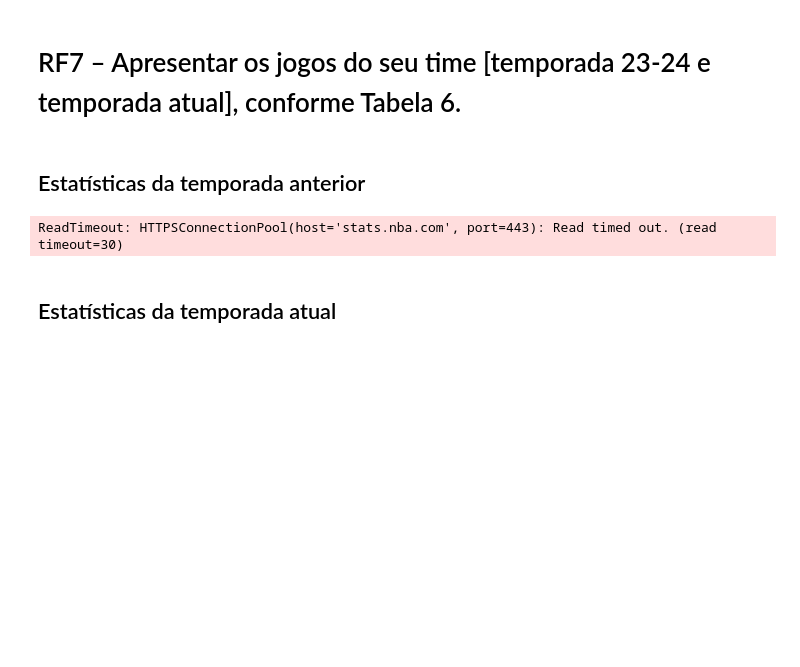
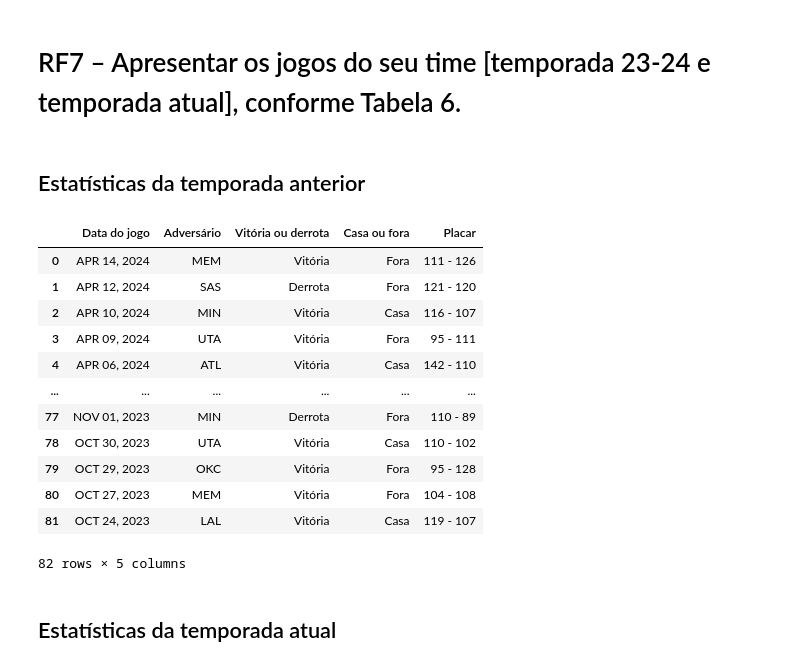
Before and after one commit to luiz-davi-m/ciencia-de-dados-nba, a Jupyter notebook: Parte 1/RF7.ipynb, the cells around one changed output. Drawn from its saved outputs; the diff is of its cells as text; code cells hidden in the pictures; blank space fills up the shorter version.

```diff
--- a/Parte 1/RF7.ipynb
+++ b/Parte 1/RF7.ipynb
@@ -52,9 +47,24 @@ def obter_jogos_do_time_na_temporada(nome_do_time, periodo):
 # %% [markdown]
 ## Estatísticas da temporada anterior
-# %%
-estatisticas_passadas = obter_jogos_do_time_na_temporada(nome_do_time, periodo_anterior)
-estatisticas_passadas
-# %% [output]
-ReadTimeout: HTTPSConnectionPool(host='stats.nba.com', port=443): Read timed out. (read timeout=30)
+# %%
+dados_jogos_passados = obter_jogos_por_time_e_temporada(NOME_TIME, TEMPORADA_ANTERIOR)
+estatisticas_passadas = obter_apresentacao_jogos(dados_jogos_passados)
+# %%
+adicionar_placares(dados_jogos_passados, estatisticas_passadas)
+estatisticas_passadas
+# %% [output]
+|  | Data do jogo | Adversário | Vitória ou derrota | Casa ou fora | Placar |
+| 0 | APR 14, 2024 | MEM | Vitória | Fora | 111 - 126 |
+| 1 | APR 12, 2024 | SAS | Derrota | Fora | 121 - 120 |
+| 2 | APR 10, 2024 | MIN | Vitória | Casa | 116 - 107 |
+| 3 | APR 09, 2024 | UTA | Vitória | Fora | 95 - 111 |
+| 4 | APR 06, 2024 | ATL | Vitória | Casa | 142 - 110 |
+| ... | ... | ... | ... | ... | ... |
+| 77 | NOV 01, 2023 | MIN | Derrota | Fora | 110 - 89 |
+| 78 | OCT 30, 2023 | UTA | Vitória | Casa | 110 - 102 |
+| 79 | OCT 29, 2023 | OKC | Vitória | Fora | 95 - 128 |
+| 80 | OCT 27, 2023 | MEM | Vitória | Fora | 104 - 108 |
+| 81 | OCT 24, 2023 | LAL | Vitória | Casa | 119 - 107 |
+82 rows × 5 columns
 # %% [markdown]
 ## Estatísticas da temporada atual
```
Also changed, not shown: parts of 8 cells of this notebook, 1 other file.
